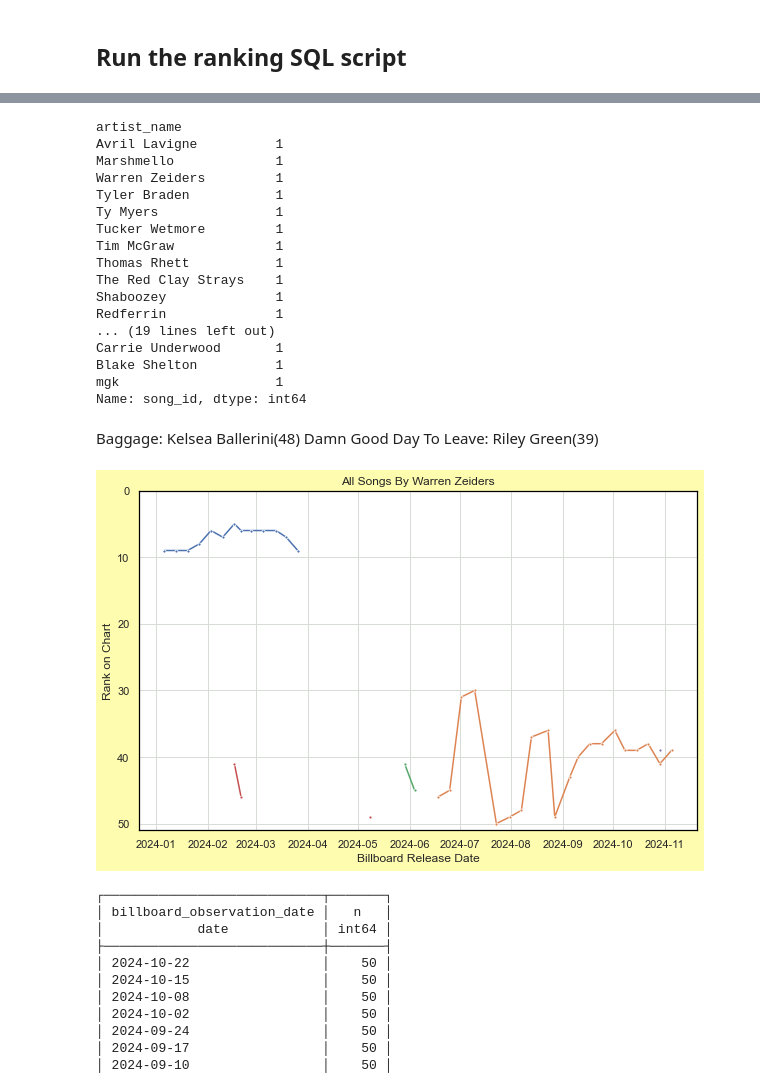
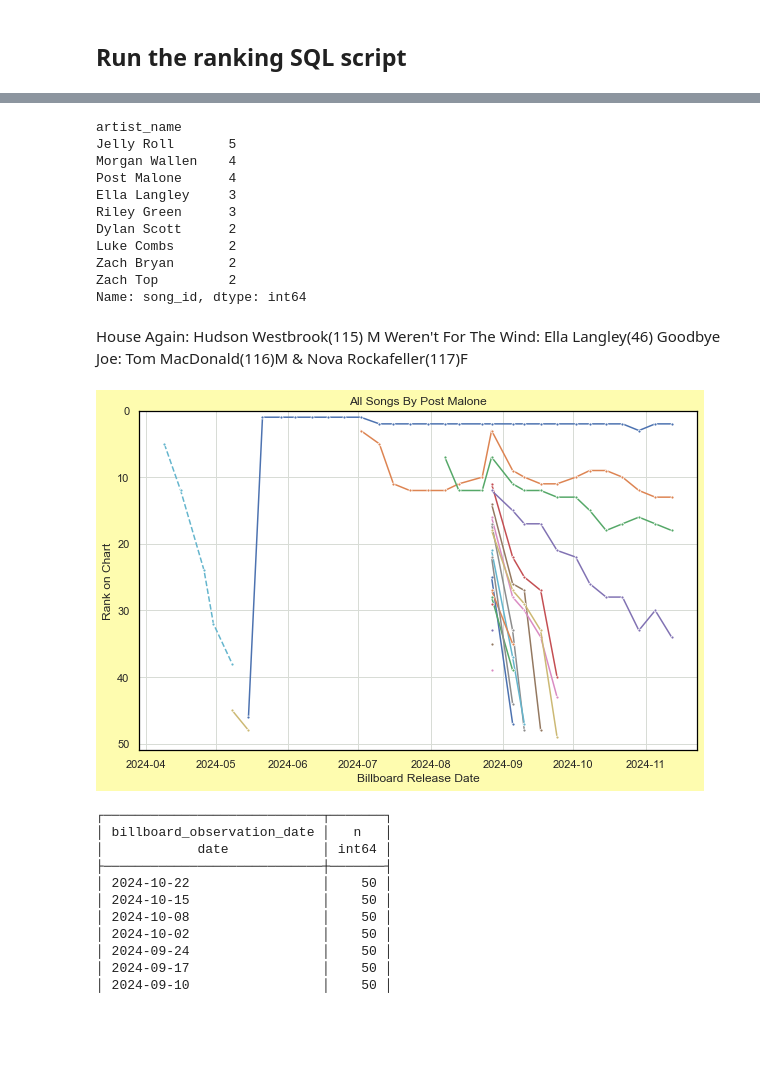
Before and after one commit to jwmanahan/billboard, a Jupyter notebook: add_new_week.ipynb, the cells around one changed output, grey strips where cells are left out. Drawn from its saved outputs; the diff is of its cells as text; code cells hidden in the pictures; blank space fills up the shorter version.

```diff
--- a/add_new_week.ipynb
+++ b/add_new_week.ipynb
@@ -700,66 +722,61 @@ credit_type_to_linestyle = {
 df_weeks_for_artist[
     df_weeks_for_artist['billboard_observation_date'] == billboard_observation_date
 ].groupby('artist_name').count().iloc[:,1].loc[
-    # lambda x: x > 1
-    lambda x: x == 1
+    lambda x: x > 1
+    # lambda x: x == 1
 ].sort_values(ascending = False)
 # %% [output]
 artist_name
-Avril Lavigne          1
-Marshmello             1
-Warren Zeiders         1
-Tyler Braden           1
-Ty Myers               1
-Tucker Wetmore         1
-Tim McGraw             1
-Thomas Rhett           1
-The Red Clay Strays    1
-Shaboozey              1
-Redferrin              1
-... (19 lines left out)
-Carrie Underwood       1
-Blake Shelton          1
-mgk                    1
+Jelly Roll       5
+Morgan Wallen    4
+Post Malone      4
+Ella Langley     3
+Riley Green      3
+Dylan Scott      2
+Luke Combs       2
+Zach Bryan       2
+Zach Top         2
 Name: song_id, dtype: int64
 # %% [markdown]
-Baggage: Kelsea Ballerini(48)
-Damn Good Day To Leave: Riley Green(39)
+House Again: Hudson Westbrook(115) M
+Weren't For The Wind: Ella Langley(46)
+Goodbye Joe: Tom MacDonald(116)M & Nova Rockafeller(117)F
 # %%
 # For now, manual artist name selection
 # TODO: Create charts for every artist on this week's chart at once
-artist_name = 'Warren Zeiders' # TODO: use artist ID, but label with artist_name
+artist_name = 'Post Malone' # TODO: use artist ID, but label with artist_name
 
 df_weeks_this_artist = df_weeks_for_artist.query(
     f"artist_name == '{artist_name}'"
 )
 
 sns.color_palette('Paired') # TOFIX
 for _, row in df_weeks_this_artist.pivot( # TODO no pivot to support legend in char 'song_name'
     index = 'song_id'
     , columns = 'billboard_observation_date' #TODO: weeks ago
     , values = 'billboard_rank'
 ).fillna(
     np.inf # suppresses only if a different song is on the chart that week
 ).iterrows():
     graph = sns.lineplot(
         data = row
         , linestyle = credit_type_to_linestyle[
             df_weeks_this_artist[
                 df_weeks_this_artist['song_id'] == row.name
             ].groupby('relationship_type').count().iloc[0].name
         ]
         , marker = '.'
     )
 
 graph.set(
     title = f'All Songs By {artist_name}'
     , xlabel = 'Billboard Release Date' # Really observation date (for now)
     , ylabel = 'Rank on Chart'
     , ylim = [0, 51]
 )
 graph.axes.invert_yaxis()
 # %% [output]
-[figure, old version]
+[figure, new version]
 # %%
 with duckdb.connect('raw_db.duckdb') as conn:
     print(conn.sql(
```
Also changed, not shown: parts of 27 cells of this notebook, 5 other files.
